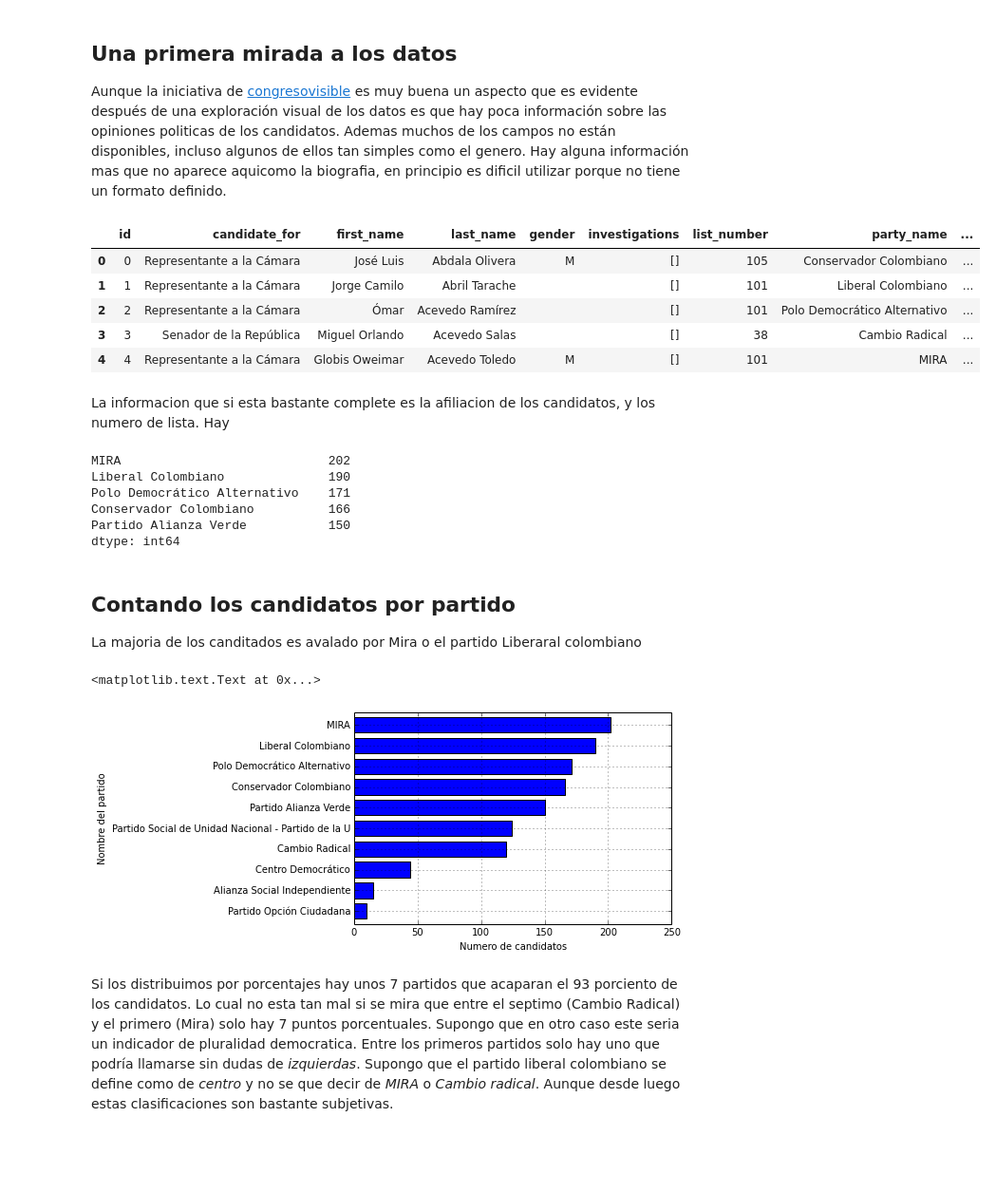
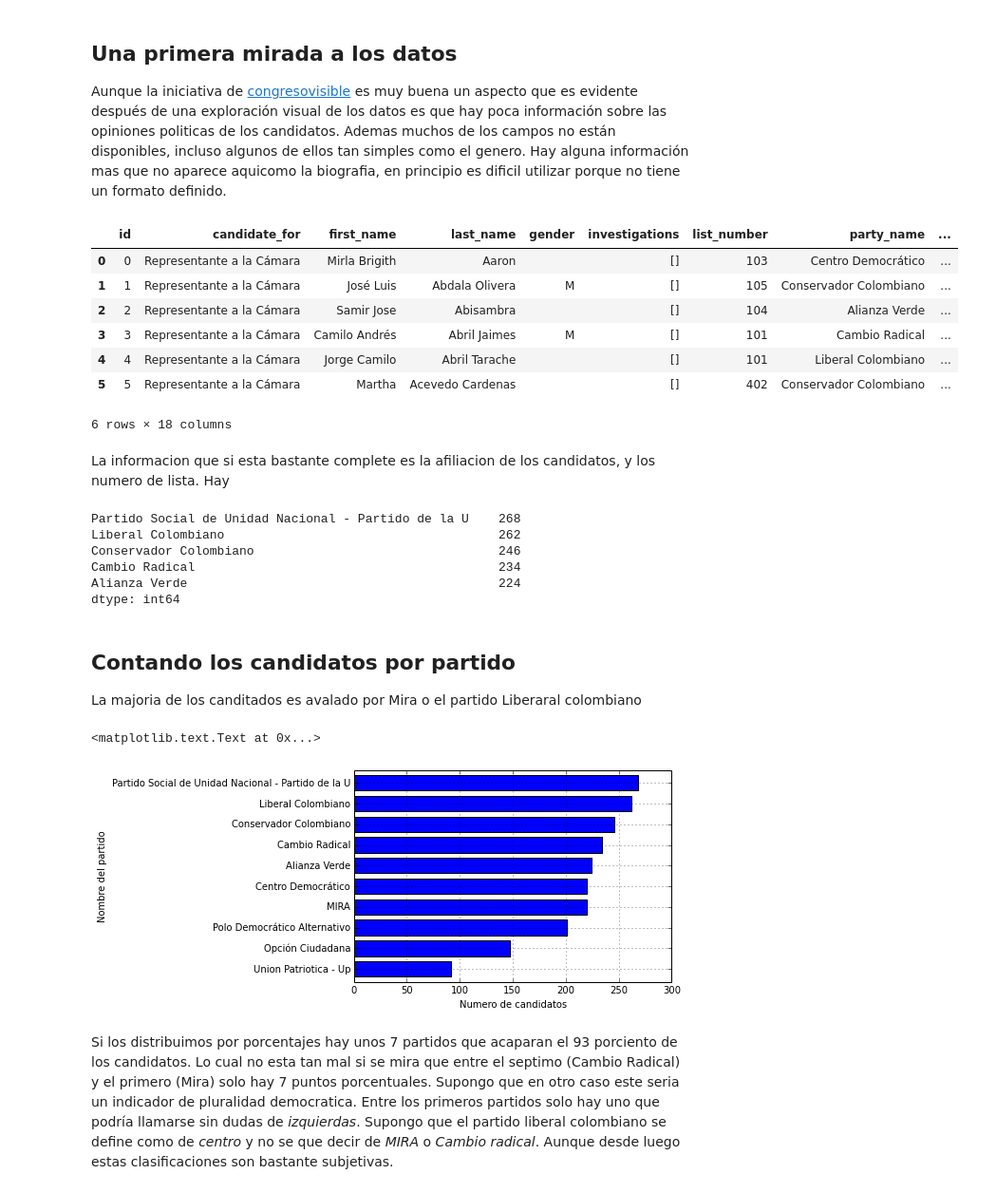
Before and after one commit to jfosorio/congresovisible, a Jupyter notebook: congresovisible_Uniandes_api_congreso_visible.ipynb, the cells around one changed output. Shown at 95% size. Drawn from its saved outputs; the diff is of its cells as text; code cells hidden in the pictures; blank space fills up the shorter version.

```diff
--- a/congresovisible_Uniandes_api_congreso_visible.ipynb
+++ b/congresovisible_Uniandes_api_congreso_visible.ipynb
@@ -33,7 +36,7 @@ Los datos se pueden cargar con pickle directamente o con la funcion load_data. E
 #candidates = pickle.load( open( '2014-01-25_candidates.p', 'rb' ) )
 # Load the data and add and index id
 reload(cva)
-registers = cva.load_data()
+registers = cva.load_data(file='2014-02-16_candidates.p')
 # %% [markdown]
 La funcion cva.create_dataframe elimina los campos que no son muy interesantes y organiza los registros que son herarquicos en una simple herarquia (esto cuesta explicarlo en EspaNol)
 # %%
@@ -43,25 +46,27 @@ candidates_df= cva.create_dataframe(registers)
 Aunque la iniciativa de  [congresovisible](http://congresovisible.org) es muy buena un aspecto que es evidente después de una exploración visual de los datos es que hay poca información sobre las opiniones politicas de los candidatos. Ademas muchos de los campos no están disponibles, incluso algunos de ellos tan simples como el genero.
 Hay alguna información mas que no aparece aquicomo la biografia, en principio es dificil utilizar porque no tiene un formato definido.
 # %%
-candidates_df[:5]
+candidates_df[:6]
 # %% [output]
 |  | id | candidate_for | first_name | last_name | gender | investigations | list_number | party_name | ... |
-| 0 | 0 | Representante a la Cámara | José Luis | Abdala Olivera | M | [] | 105 | Conservador Colombiano | ... |
-| 1 | 1 | Representante a la Cámara | Jorge Camilo | Abril Tarache |  | [] | 101 | Liberal Colombiano | ... |
-| 2 | 2 | Representante a la Cámara | Ómar | Acevedo Ramírez |  | [] | 101 | Polo Democrático Alternativo | ... |
-| 3 | 3 | Senador de la República | Miguel Orlando | Acevedo Salas |  | [] | 38 | Cambio Radical | ... |
-| 4 | 4 | Representante a la Cámara | Globis Oweimar | Acevedo Toledo | M | [] | 101 | MIRA | ... |
+| 0 | 0 | Representante a la Cámara | Mirla Brigith | Aaron |  | [] | 103 | Centro Democrático | ... |
+| 1 | 1 | Representante a la Cámara | José Luis | Abdala Olivera | M | [] | 105 | Conservador Colombiano | ... |
+| 2 | 2 | Representante a la Cámara | Samir Jose | Abisambra |  | [] | 104 | Alianza Verde | ... |
+| 3 | 3 | Representante a la Cámara | Camilo Andrés | Abril Jaimes | M | [] | 101 | Cambio Radical | ... |
+| 4 | 4 | Representante a la Cámara | Jorge Camilo | Abril Tarache |  | [] | 101 | Liberal Colombiano | ... |
+| 5 | 5 | Representante a la Cámara | Martha | Acevedo Cardenas |  | [] | 402 | Conservador Colombiano | ... |
+6 rows × 18 columns
 # %% [markdown]
 La informacion que si esta bastante complete es la afiliacion de los candidatos, y los numero de lista. Hay
 # %%
 party_count = candidates_df['party_name'].value_counts()
 party_count[:5]
 # %% [output]
-MIRA                            202
-Liberal Colombiano              190
-Polo Democrático Alternativo    171
-Conservador Colombiano          166
-Partido Alianza Verde           150
+Partido Social de Unidad Nacional - Partido de la U    268
+Liberal Colombiano                                     262
+Conservador Colombiano                                 246
+Cambio Radical                                         234
+Alianza Verde                                          224
 dtype: int64
 # %% [markdown]
 ## Contando los candidatos por partido
@@ -72,7 +77,7 @@ ax.set_xlabel('Numero de candidatos')
 ax.set_ylabel('Nombre del partido')
 # %% [output]
 <matplotlib.text.Text at 0x...>
-[figure, old version]
+[figure, new version]
 # %% [markdown]
 
 Si los distribuimos por porcentajes hay unos 7 partidos que acaparan el 93 porciento de los candidatos. Lo cual no esta tan mal si se mira que entre el septimo (Cambio Radical) y el primero (Mira) solo hay 7 puntos porcentuales. Supongo que en otro caso este seria un indicador de pluralidad democratica.
```
Also changed, not shown: parts of 8 cells of this notebook.
